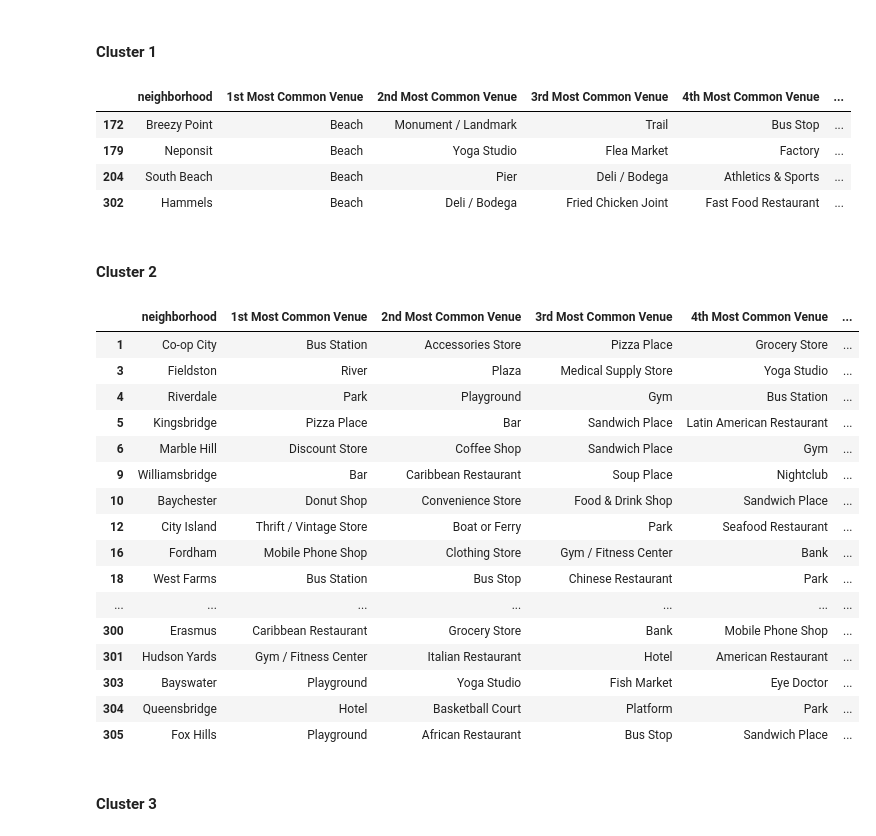
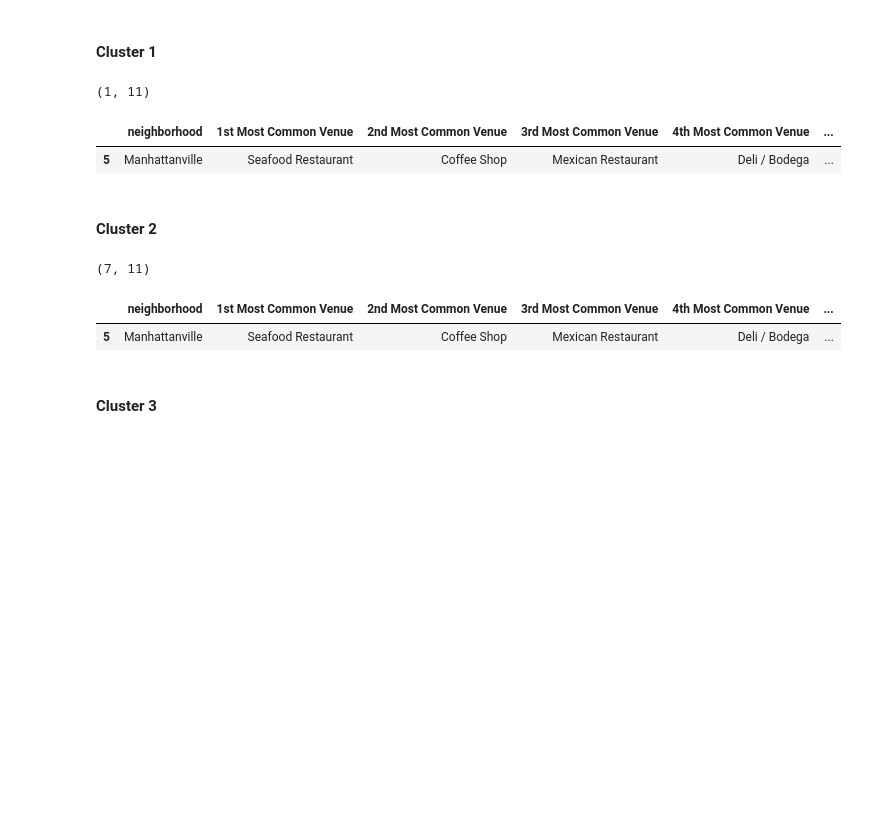
Before and after one commit to rafaelcgama/Capstone, a Jupyter notebook: final.ipynb, the cells around one changed output. Drawn from its saved outputs; the diff is of its cells as text; code cells hidden in the pictures; blank space fills up the shorter version.

```diff
--- a/final.ipynb
+++ b/final.ipynb
@@ -195,0 +240,18 @@ map_nyc
+# %%
+# create map of Manhattan using latitude and longitude values
+map_manhattan = folium.Map(location=[latitude, longitude], zoom_start=11)
+
+# add markers to map
+for lat, lng, label in zip(nyc_data['latitude'], nyc_data['longitude'], nyc_data['neighborhood']):
+    label = folium.Popup(label, parse_html=True)
+    folium.CircleMarker(
+        [lat, lng],
+        radius=5,
+        popup=label,
+        color='blue',
+        fill=True,
+        fill_color='#3186cc',
+        fill_opacity=0.7,
+        parse_html=False).add_to(map_manhattan)
+
+map_manhattan
@@ -416,0 +487,11 @@ neighborhoods_venues_sorted.head()
+# %%
+from yellowbrick.cluster import KElbowVisualizer
+
+nyc_grouped_clustering = nyc_grouped.drop('neighborhood', 1)
+
+# Instantiate the clustering model and visualizer
+model = KMeans(random_state=42)
+visualizer = KElbowVisualizer(model, k=(4,12), metric='silhouette', timings=False, locate_elbow=True)
+
+visualizer.fit(nyc_grouped_clustering)# Fit the data to the visualizer
+visualizer.poof() # Finalize and render the figure
@@ -428,10 +503,9 @@ nyc_grouped.head()
 # %%
 # set number of clusters
-kclusters = 5
-nyc_grouped_clustering = nyc_grouped.drop('neighborhood', 1)
+kclusters = visualizer.elbow_value_
 
 # run k-means clustering
-kmeans = KMeans(n_clusters=kclusters, random_state=0).fit(nyc_grouped_clustering)
+kmeans = KMeans(n_clusters=kclusters, random_state=42).fit(nyc_grouped_clustering)
 
 # check cluster labels generated for each row in the dataframe
 kmeans.labels_[0:10]
@@ -494,35 +568,25 @@ Now, you can examine each cluster and determine the discriminating venue categor
 # %% [markdown]
 #### Cluster 1
 # %%
-nyc_merged.loc[nyc_merged['cluster_labels'] == 0, nyc_merged.columns[[2] + list(range(6, nyc_merged.shape[1]))]]
+nyc_cluster1 = nyc_merged.loc[nyc_merged['cluster_labels'] == 0, nyc_merged.columns[[2] + list(range(6, nyc_merged.shape[1]))]]
+
+print(nyc_cluster1.shape)
+nyc_cluster1.head()
 # %% [output]
+(1, 11)
 |  | neighborhood | 1st Most Common Venue | 2nd Most Common Venue | 3rd Most Common Venue | 4th Most Common Venue | ... |
-| 172 | Breezy Point | Beach | Monument / Landmark | Trail | Bus Stop | ... |
-| 179 | Neponsit | Beach | Yoga Studio | Flea Market | Factory | ... |
-| 204 | South Beach | Beach | Pier | Deli / Bodega | Athletics & Sports | ... |
-| 302 | Hammels | Beach | Deli / Bodega | Fried Chicken Joint | Fast Food Restaurant | ... |
+| 5 | Manhattanville | Seafood Restaurant | Coffee Shop | Mexican Restaurant | Deli / Bodega | ... |
 # %% [markdown]
 #### Cluster 2
 # %%
-nyc_merged.loc[nyc_merged['cluster_labels'] == 1, nyc_merged.columns[[2] + list(range(6, nyc_merged.shape[1]))]]
+nyc_cluster2 = nyc_merged.loc[nyc_merged['cluster_labels'] == 1, nyc_merged.columns[[2] + list(range(6, nyc_merged.shape[1]))]]
+
+print(nyc_cluster2.shape)
+nyc_cluster1.head()
 # %% [output]
+(7, 11)
 |  | neighborhood | 1st Most Common Venue | 2nd Most Common Venue | 3rd Most Common Venue | 4th Most Common Venue | ... |
-| 1 | Co-op City | Bus Station | Accessories Store | Pizza Place | Grocery Store | ... |
-| 3 | Fieldston | River | Plaza | Medical Supply Store | Yoga Studio | ... |
-| 4 | Riverdale | Park | Playground | Gym | Bus Station | ... |
-| 5 | Kingsbridge | Pizza Place | Bar | Sandwich Place | Latin American Restaurant | ... |
-| 6 | Marble Hill | Discount Store | Coffee Shop | Sandwich Place | Gym | ... |
-| 9 | Williamsbridge | Bar | Caribbean Restaurant | Soup Place | Nightclub | ... |
-| 10 | Baychester | Donut Shop | Convenience Store | Food & Drink Shop | Sandwich Place | ... |
-| 12 | City Island | Thrift / Vintage Store | Boat or Ferry | Park | Seafood Restaurant | ... |
-| 16 | Fordham | Mobile Phone Shop | Clothing Store | Gym / Fitness Center | Bank | ... |
-| 18 | West Farms | Bus Station | Bus Stop | Chinese Restaurant | Park | ... |
-| ... | ... | ... | ... | ... | ... | ... |
-| 300 | Erasmus | Caribbean Restaurant | Grocery Store | Bank | Mobile Phone Shop | ... |
-| 301 | Hudson Yards | Gym / Fitness Center | Italian Restaurant | Hotel | American Restaurant | ... |
-| 303 | Bayswater | Playground | Yoga Studio | Fish Market | Eye Doctor | ... |
-| 304 | Queensbridge | Hotel | Basketball Court | Platform | Park | ... |
-| 305 | Fox Hills | Playground | African Restaurant | Bus Stop | Sandwich Place | ... |
+| 5 | Manhattanville | Seafood Restaurant | Coffee Shop | Mexican Restaurant | Deli / Bodega | ... |
 # %% [markdown]
 #### Cluster 3
 # %%
```
Also changed, not shown: parts of 82 cells of this notebook, 2 other files.
